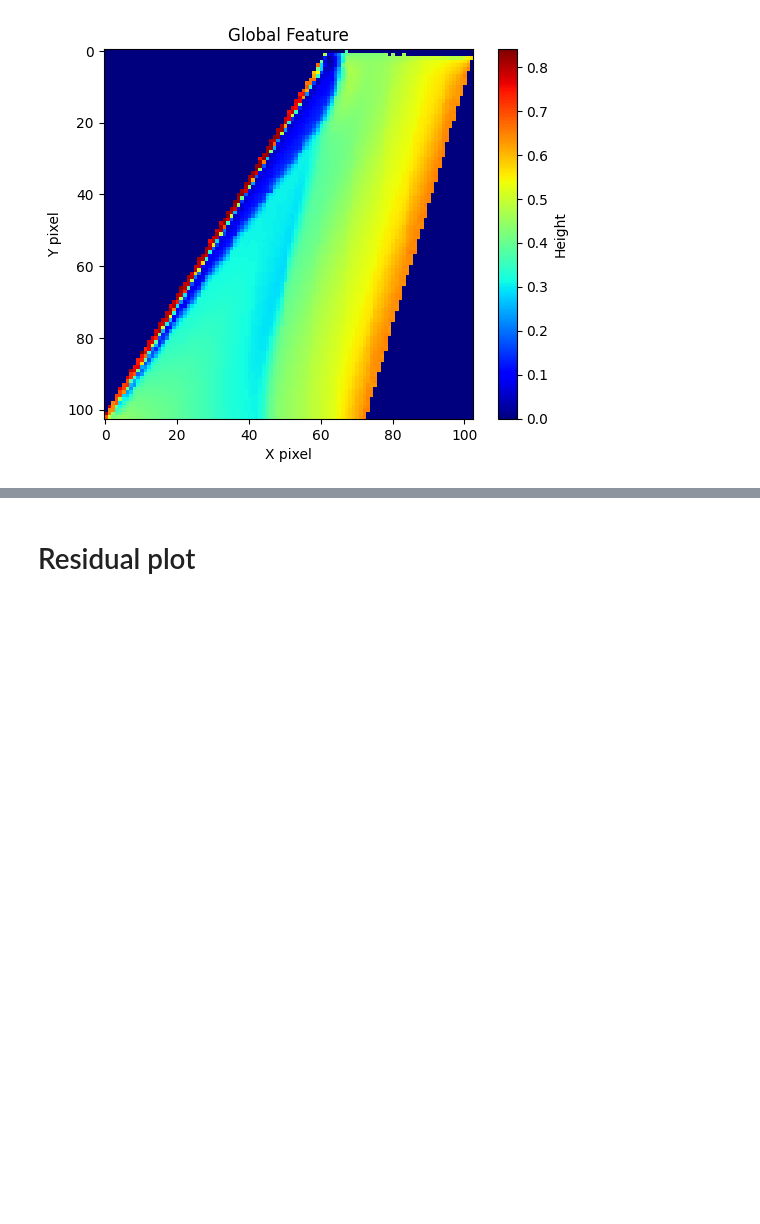
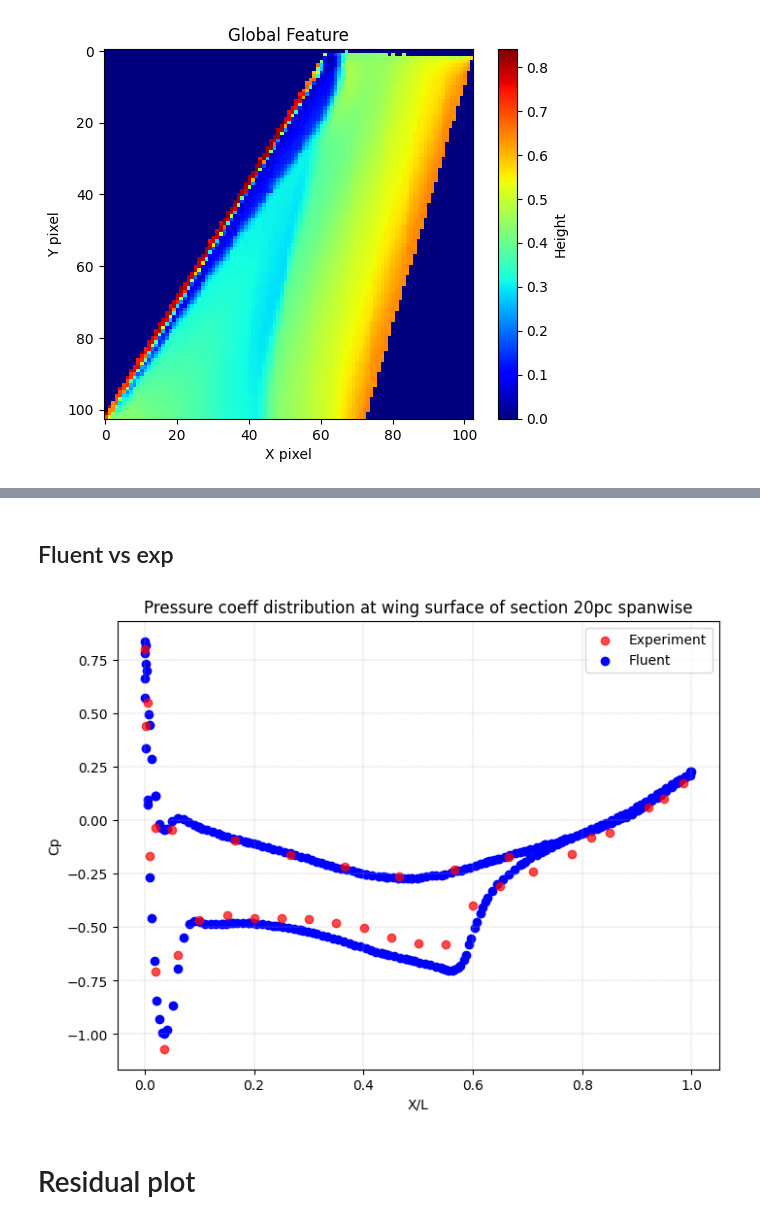
Before and after one commit to PGGO26/M6_HiSa, a Jupyter notebook: plot.ipynb, the cells around one changed output, grey strips where cells are left out. Saved outputs shown, nothing was run; the diff lists cells and outputs as text; code cells hidden in the pictures; blank space fills up the shorter version.

```diff
--- a/plot.ipynb
+++ b/plot.ipynb
@@ -147,3 +282,45 @@ boundary_content.plot(kind='scatter',x='x',y='z')
+# %% [markdown]
+## Fluent vs exp
+# %%
+# Section
+import pandas as pd
+import numpy as np
+file_path = 'postProcessing/boundaryCloud/1200/surface_p_res128.xy'
+boundary_content = pd.read_csv(file_path, delimiter='\s+', skiprows=1, header=None, names=['x','y','z','p']).round(5)
+
+rho = 1.184
+v = 292.67
+pv = 0.5 * rho * (v**2)
+boundary_content['Cp'] = (boundary_content['p']-98858.97) / pv
+def normalize(boundary_content):
+    L = boundary_content['x'].max() - boundary_content['x'].min()
+    lead = boundary_content['x'].min()
+    boundary_content['X/L'] = (boundary_content['x'] - lead) / L
+    return boundary_content
+
+section = 0.2
+y_coord = np.round(1.1963 * section,5)
+exp_path = f"exp/exp{int(section * 100)}pc.csv"
+exp_df = pd.read_csv(exp_path, delimiter='\s+', header=None, names=['Section','Tap','X/L','Z/L','Cp']).round(5)
+fluent_path = f"20pc_fluent.csv"
+fluent_df = pd.read_csv(fluent_path, delimiter=',', header=None, names=['x','Cp']).round(5)
+fluent_df = normalize(fluent_df)
+
+import matplotlib.pyplot as plt
+plt.figure(figsize=(8,6))
+plt.scatter(exp_df['X/L'], exp_df['Cp'], color='red',alpha=0.7, label='Experiment', zorder=2)
+plt.scatter(fluent_df['X/L'], fluent_df['Cp'], color='blue', label='Fluent')
+# plt.scatter(of_upper['X/L'], of_upper['Cp'], color='blue', marker='^', label='OpenFOAM upper')
+# plt.scatter(of_lower['X/L'], of_lower['Cp'], color='blue', marker='v', label='OpenFOAM lower')
+
+plt.xlabel('X/L')
+plt.ylabel('Cp')
+plt.title(f'Pressure coeff distribution at wing surface of section {int(section * 100)}pc spanwise')
+plt.grid(True, which='both', linestyle='--', linewidth=0.3)
+plt.legend()
+plt.savefig(f"plots/section{int(section*100)}pc")
+# %% [output]
+[figure, added]
 # %% [markdown]
 # Residual plot
 # %%
```
Also changed, not shown: parts of 10 cells of this notebook.
